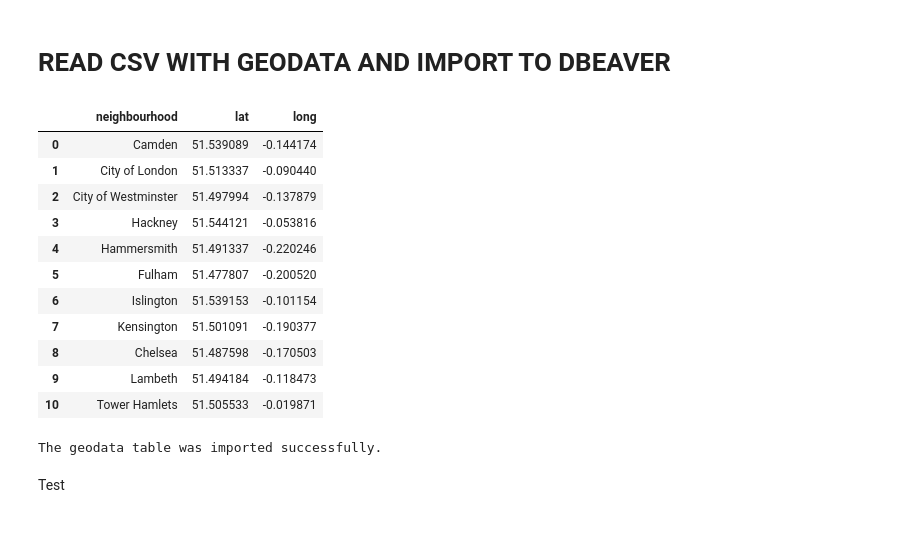
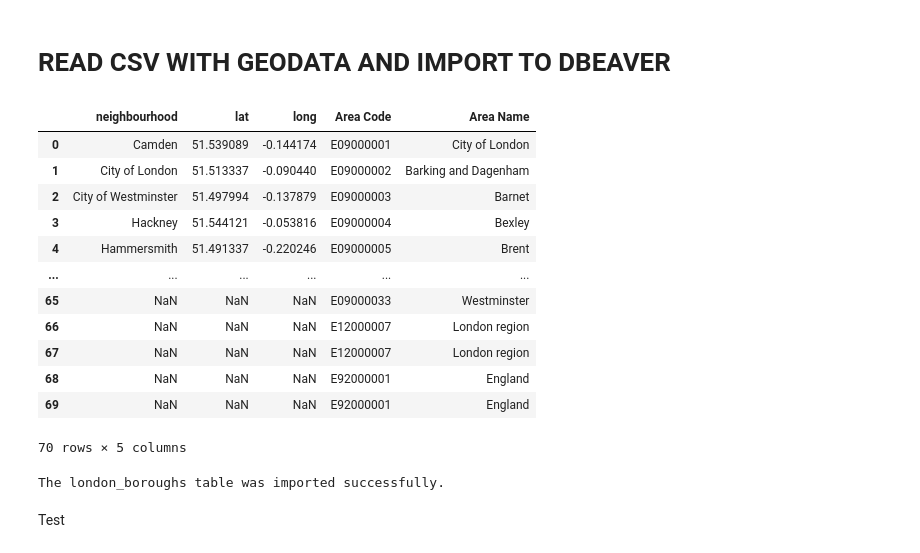
Before and after one commit to capstone-jmrs/capstone-proptech-repo, a Jupyter notebook: final_table.ipynb, the cells around one changed output. Saved outputs shown, nothing was run; the diff lists cells and outputs as text; code cells hidden in the pictures.

Commit message:
geo, tableau, presentation

```diff
--- a/final_table.ipynb
+++ b/final_table.ipynb
@@ -302,22 +302,23 @@ plt.show()
 # %% [markdown]
 # READ CSV WITH GEODATA AND IMPORT TO DBEAVER
 # %%
-geodata = pd.read_csv("geodata.csv", delimiter=',')
+london_boroughs = pd.read_csv("london_boroughs.csv", delimiter=',')
-# %%
-geodata
-# %% [output]
-|  | neighbourhood | lat | long |
-| 0 | Camden | 51.539089 | -0.144174 |
-| 1 | City of London | 51.513337 | -0.090440 |
-| 2 | City of Westminster | 51.497994 | -0.137879 |
-| 3 | Hackney | 51.544121 | -0.053816 |
-| 4 | Hammersmith | 51.491337 | -0.220246 |
-| 5 | Fulham | 51.477807 | -0.200520 |
-| 6 | Islington | 51.539153 | -0.101154 |
-| 7 | Kensington | 51.501091 | -0.190377 |
-| 8 | Chelsea | 51.487598 | -0.170503 |
-| 9 | Lambeth | 51.494184 | -0.118473 |
-| 10 | Tower Hamlets | 51.505533 | -0.019871 |
+# %%
+london_boroughs
+# %% [output]
+|  | neighbourhood | lat | long | Area Code | Area Name |
+| 0 | Camden | 51.539089 | -0.144174 | E09000001 | City of London |
+| 1 | City of London | 51.513337 | -0.090440 | E09000002 | Barking and Dagenham |
+| 2 | City of Westminster | 51.497994 | -0.137879 | E09000003 | Barnet |
+| 3 | Hackney | 51.544121 | -0.053816 | E09000004 | Bexley |
+| 4 | Hammersmith | 51.491337 | -0.220246 | E09000005 | Brent |
+| ... | ... | ... | ... | ... | ... |
+| 65 | NaN | NaN | NaN | E09000033 | Westminster |
+| 66 | NaN | NaN | NaN | E12000007 | London region |
+| 67 | NaN | NaN | NaN | E12000007 | London region |
+| 68 | NaN | NaN | NaN | E92000001 | England |
+| 69 | NaN | NaN | NaN | E92000001 | England |
+70 rows × 5 columns
 # %%
 # call the schema created for this project
 schema = 'capstone_jmrs'
@@ -325,12 +326,12 @@ schema = 'capstone_jmrs'
 engine = get_engine()
 
 # give the table a unique name
-table_name = "geodata"
+table_name = "london_boroughs"
 
 # import the table to sql
 if engine != None:
     try:
-        geodata.to_sql(name=table_name,
+        london_boroughs.to_sql(name=table_name,
                                    con=engine,
                                    if_exists='replace',
                                    schema=schema,
@@ -343,6 +344,6 @@ if engine != None:
         print(error)
         engine = None
 # %% [output]
-The geodata table was imported successfully.
+The london_boroughs table was imported successfully.
 # %% [markdown]
 Test
```
Also changed, not shown: 5 other files.
